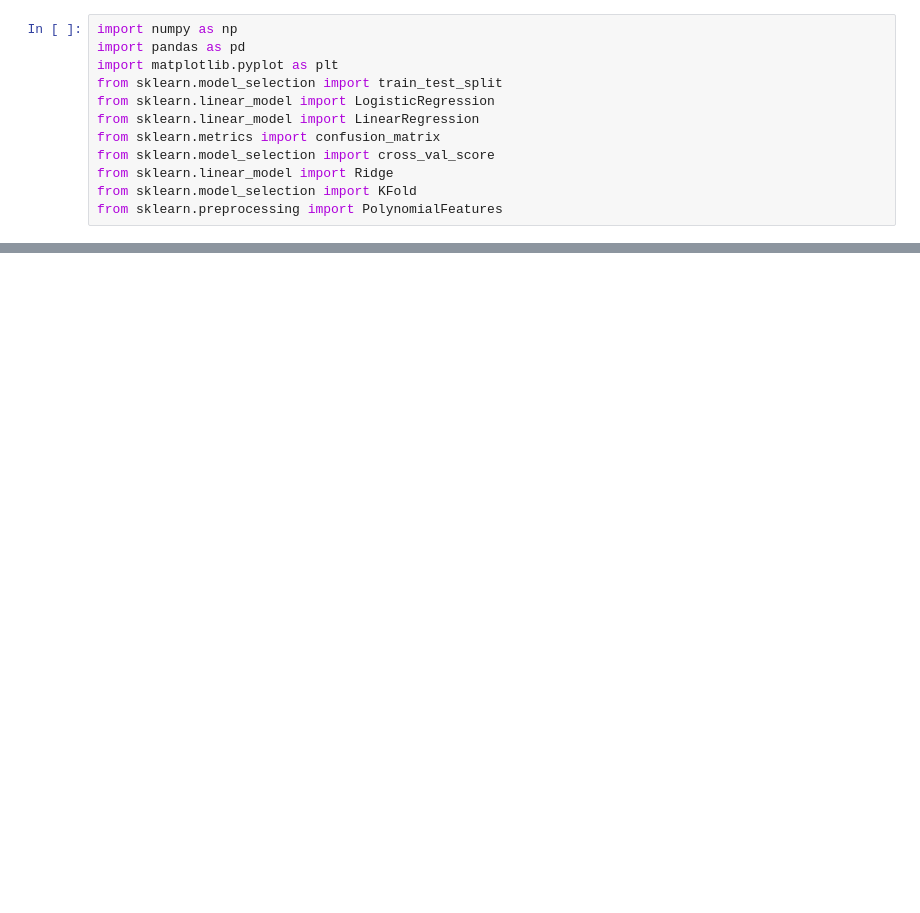
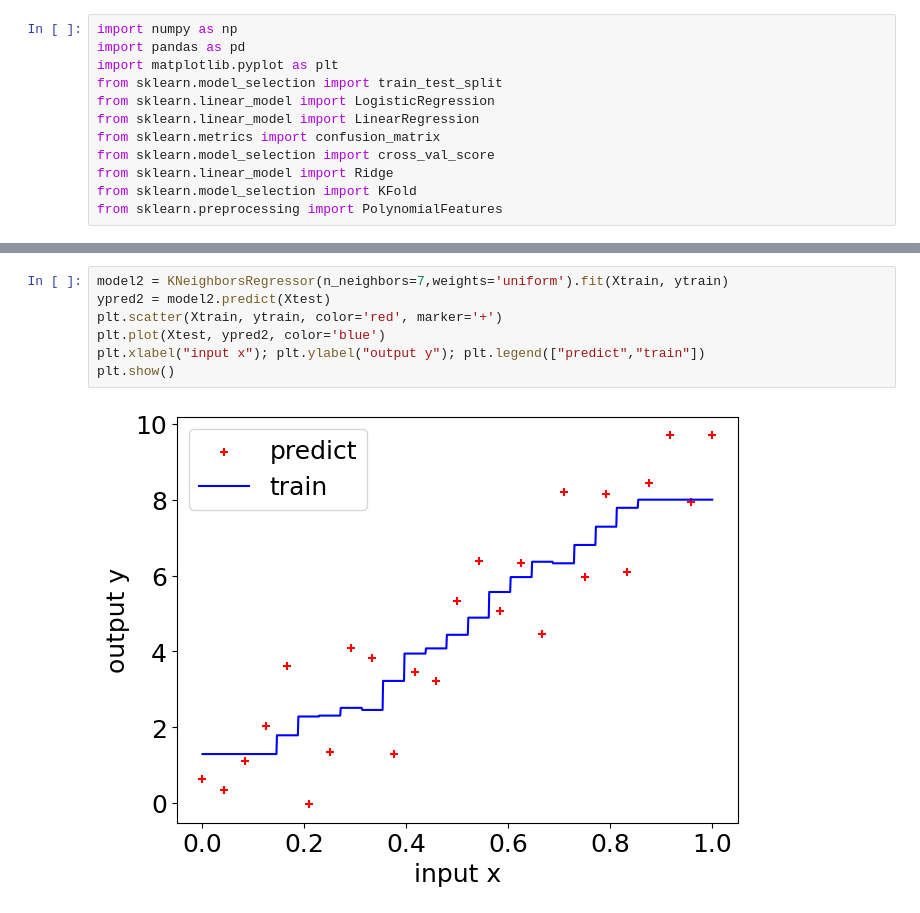
Before and after one commit to M2-Luminous/CSU44061-Machine-Learning, a Jupyter notebook: course_sample_code/sample.ipynb, the cells around one changed output, grey strips where cells are left out. Drawn from its saved outputs; the diff is of its cells as text; blank space fills up the shorter version.

```diff
--- a/course_sample_code/sample.ipynb
+++ b/course_sample_code/sample.ipynb
@@ -251,0 +326,9 @@ plt.show()
+# %%
+model2 = KNeighborsRegressor(n_neighbors=7,weights='uniform').fit(Xtrain, ytrain)
+ypred2 = model2.predict(Xtest)
+plt.scatter(Xtrain, ytrain, color='red', marker='+')
+plt.plot(Xtest, ypred2, color='blue')
+plt.xlabel("input x"); plt.ylabel("output y"); plt.legend(["predict","train"])
+plt.show()
+# %% [output]
+[figure, added]
```
Also changed, not shown: parts of 33 cells of this notebook.
